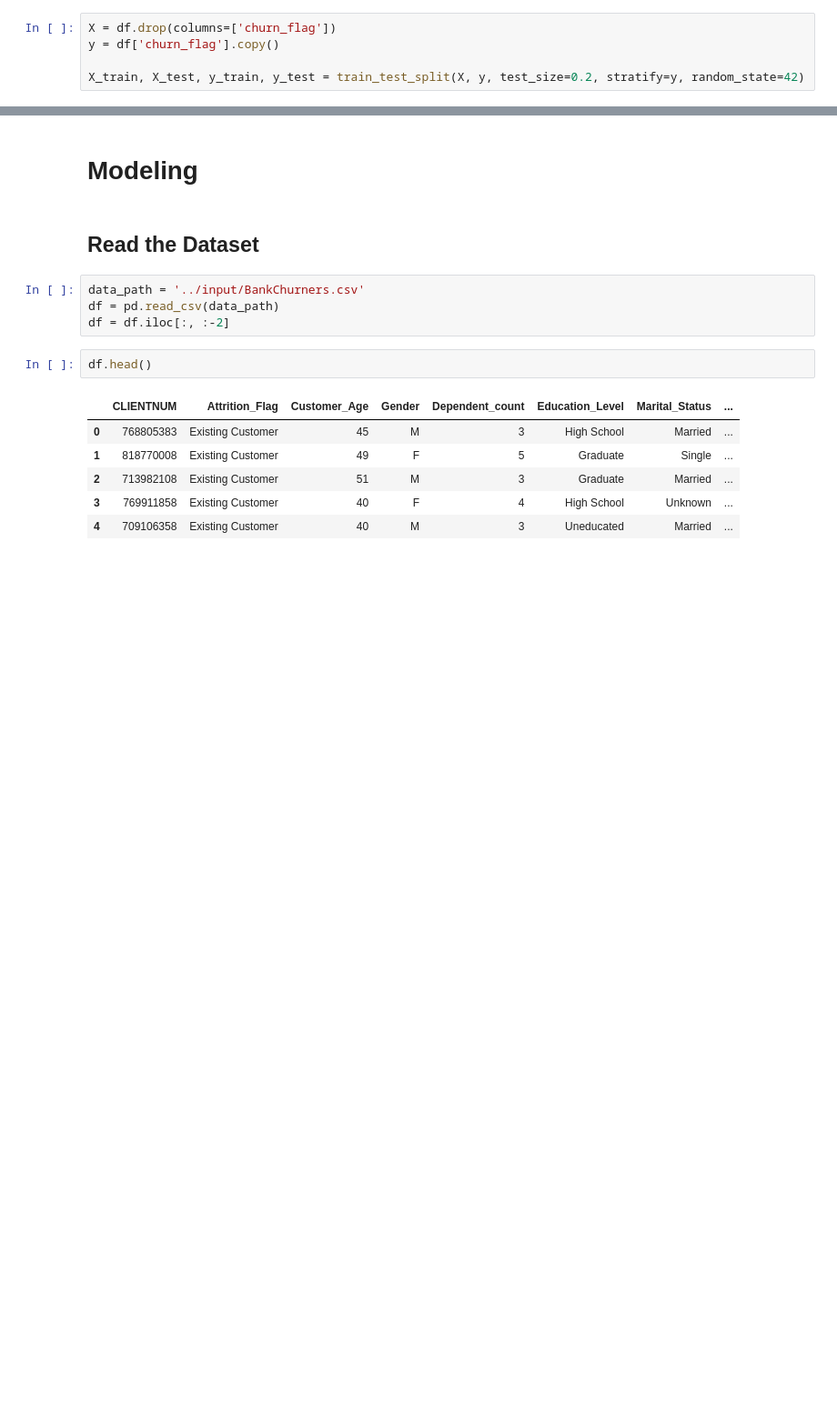
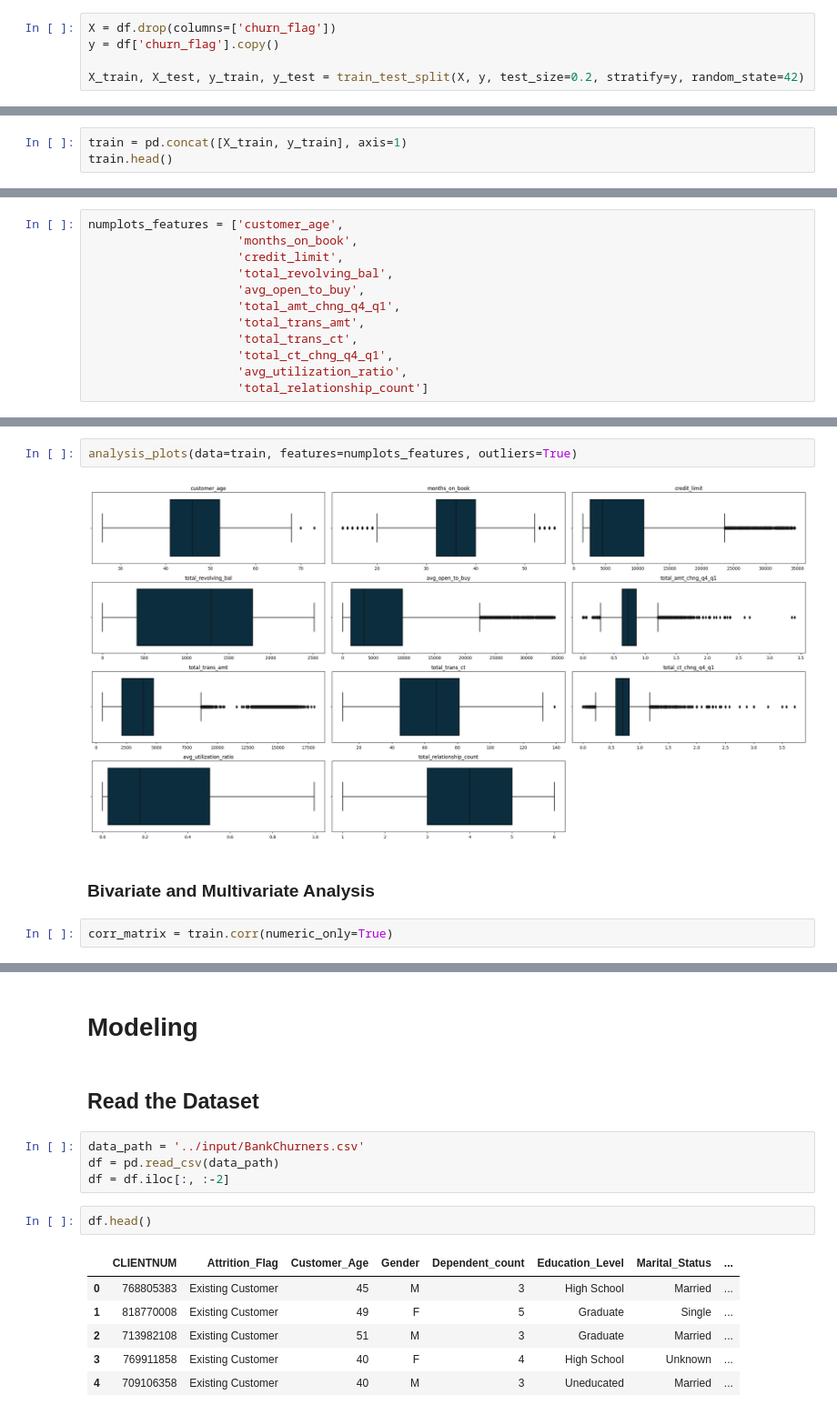
Before and after one commit to paulobeckhauser/Churn-Prediction, a Jupyter notebook: notebooks/Churn_Prediction.ipynb, the cells around one changed output, grey strips where cells are left out. Shown: that part at 91% size. Drawn from its saved outputs; the diff is of its cells as text; blank space fills up the shorter version.

Commit message:
Improved financial analysis

```diff
--- a/notebooks/Churn_Prediction.ipynb
+++ b/notebooks/Churn_Prediction.ipynb
@@ -187,0 +219,3 @@ X_train, X_test, y_train, y_test = train_test_split(X, y, test_size=0.2, stratif
+# %%
+train = pd.concat([X_train, y_train], axis=1)
+train.head()
@@ -187,0 +274,12 @@ X_train, X_test, y_train, y_test = train_test_split(X, y, test_size=0.2, stratif
+# %%
+numplots_features = ['customer_age',
+                     'months_on_book',
+                     'credit_limit',
+                     'total_revolving_bal',
+                     'avg_open_to_buy',
+                     'total_amt_chng_q4_q1',
+                     'total_trans_amt',
+                     'total_trans_ct',
+                     'total_ct_chng_q4_q1',
+                     'avg_utilization_ratio',
+                     'total_relationship_count']
@@ -187,0 +304,8 @@ X_train, X_test, y_train, y_test = train_test_split(X, y, test_size=0.2, stratif
+# %%
+analysis_plots(data=train, features=numplots_features, outliers=True)
+# %% [output]
+[figure, added]
+# %% [markdown]
+### Bivariate and Multivariate Analysis
+# %%
+corr_matrix = train.corr(numeric_only=True)
```
Also changed, not shown: parts of 30 cells of this notebook, 6 other files.
